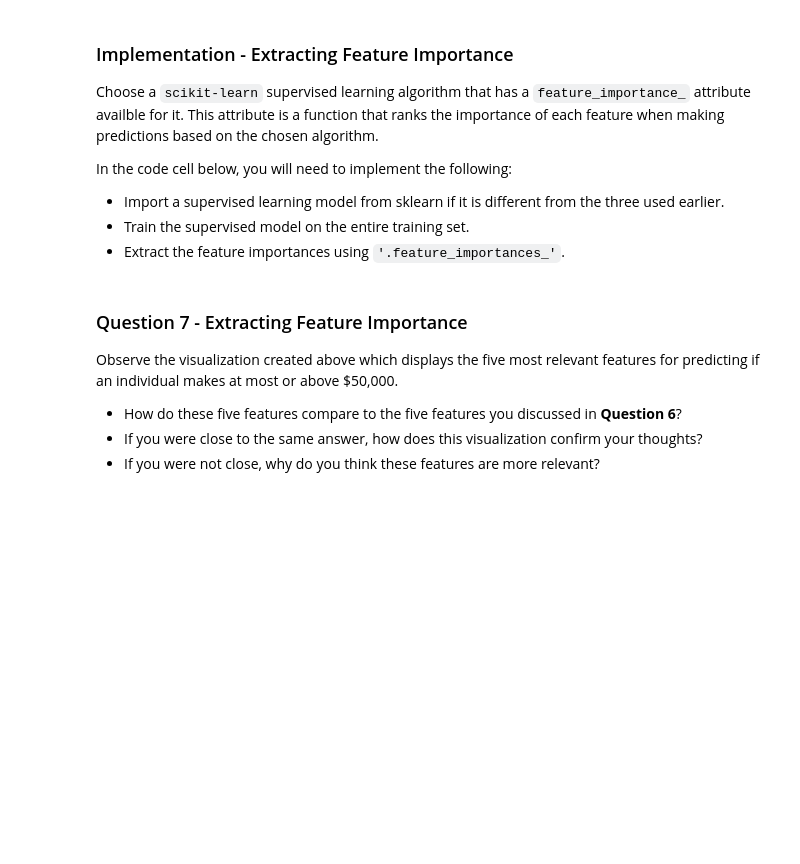
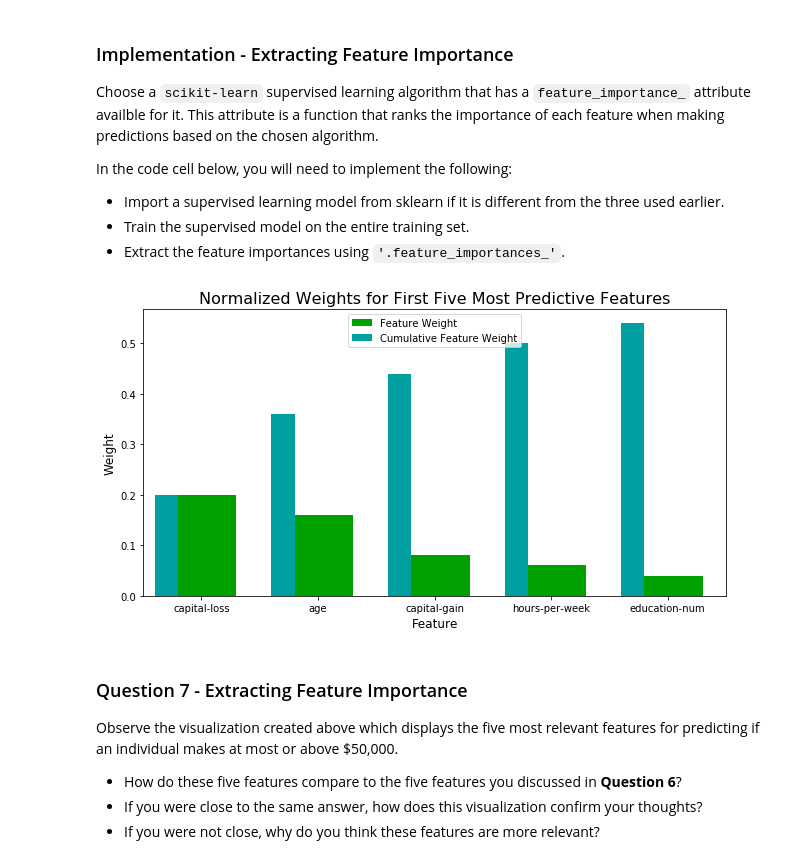
Before and after one commit to AlexSath/P1_CharityML_Donors, a Jupyter notebook: finding_donors.ipynb, the cells around one changed output. Cells and saved outputs as stored; diff of their text form; code cells hidden in the pictures; blank space fills up the shorter version.

```diff
--- a/finding_donors.ipynb
+++ b/finding_donors.ipynb
@@ -170,14 +164,14 @@ Additionally, as with the non-numeric features, we need to convert the non-numer
    - Set records with "<=50K" to `0` and records with ">50K" to `1`.
 # %%
 # TODO: One-hot encode the 'features_log_minmax_transform' data using pandas.get_dummies()
-features_final = None
+features_final = pd.get_dummies(features_log_minmax_transform)
+#print(features_final)
 
 # TODO: Encode the 'income_raw' data to numerical values
-income = None
+income = pd.factorize(data.income)[0]
 
 # Print the number of features after one-hot encoding
 encoded = list(features_final.columns)
-print("{} total features after one-hot encoding.".format(len(encoded)))
+#print("{} total features after one-hot encoding.".format(len(encoded)))
 
 # Uncomment the following line to see the encoded feature names
-# print encoded
@@ -494,16 +593,18 @@ In the code cell below, you will need to implement the following:
  - Extract the feature importances using `'.feature_importances_'`.
 # %%
 # TODO: Import a supervised learning model that has 'feature_importances_'
-
+from sklearn.ensemble import AdaBoostClassifier
 
 # TODO: Train the supervised model on the training set using .fit(X_train, y_train)
-model = None
+model = AdaBoostClassifier().fit(X_train,y_train)
 
 # TODO: Extract the feature importances using .feature_importances_
-importances = None
+importances = model.feature_importances_
 
 # Plot
 vs.feature_plot(importances, X_train, y_train)
+# %% [output]
+[figure, added]
 # %% [markdown]
 ### Question 7 - Extracting Feature Importance
 
```
Also changed, not shown: parts of 30 cells of this notebook, 6 other files.
